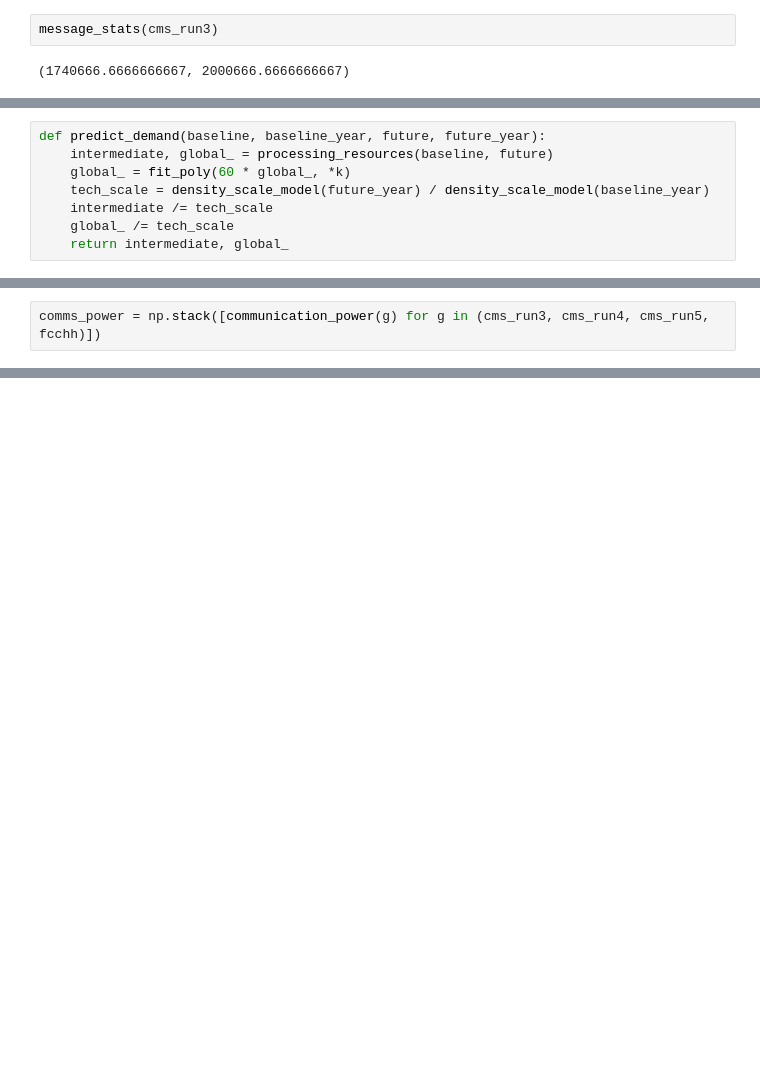
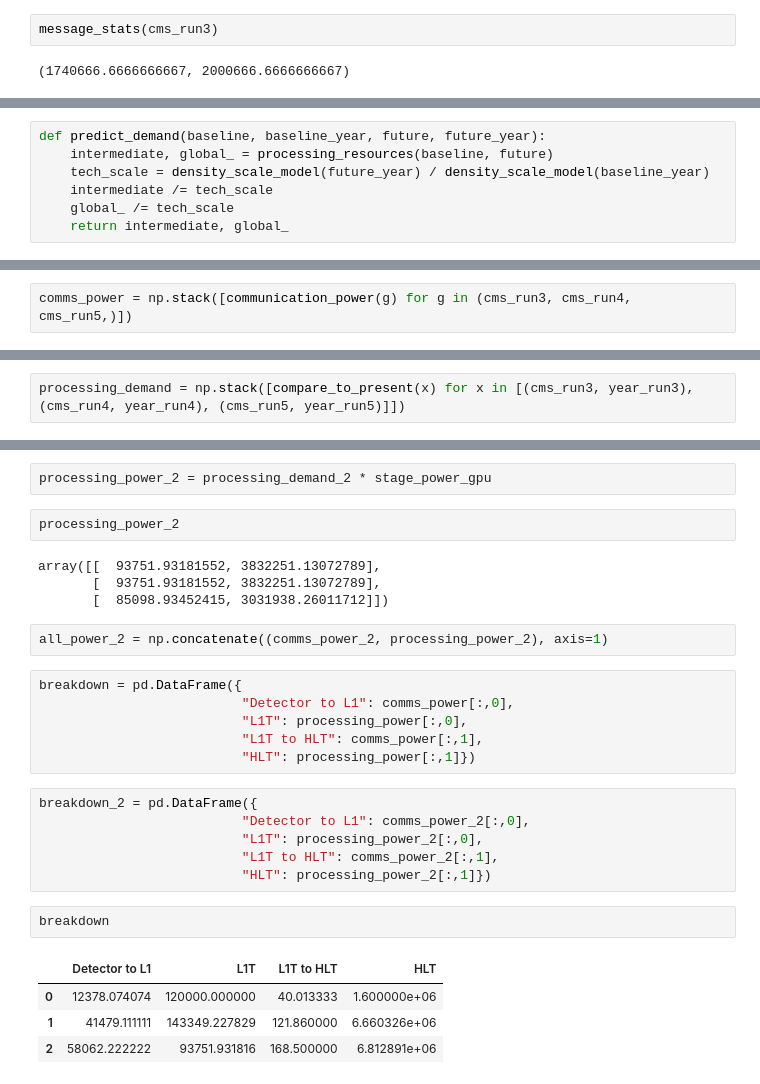
Before and after one commit to wilkieolin/system_flow, a Jupyter notebook: cms.ipynb, the cells around one changed output, grey strips where cells are left out. Cells and saved outputs as stored; diff of their text form; blank space fills up the shorter version.

```diff
--- a/cms.ipynb
+++ b/cms.ipynb
@@ -151,7 +125,6 @@ def processing_resources(baseline: nx.classes.digraph, future: nx.classes.digrap
 # %%
 def predict_demand(baseline, baseline_year, future, future_year):
     intermediate, global_ = processing_resources(baseline, future)
-    global_ = fit_poly(60 * global_, *k)
     tech_scale = density_scale_model(future_year) / density_scale_model(baseline_year)
     intermediate /= tech_scale
     global_ /= tech_scale
@@ -173,2 +135,2 @@ mismatch_cernIT = [1.0, 2.5, 2.9]
 # %%
-comms_power = np.stack([communication_power(g) for g in (cms_run3, cms_run4, cms_run5, fcchh)])
+comms_power = np.stack([communication_power(g) for g in (cms_run3, cms_run4, cms_run5,)])
@@ -174,0 +160,2 @@ comms_power = np.stack([communication_power(g) for g in (cms_run3, cms_run4, cms
+# %%
+processing_demand = np.stack([compare_to_present(x) for x in [(cms_run3, year_run3), (cms_run4, year_run4), (cms_run5, year_run5)]])
@@ -241,0 +233,29 @@ array([ 2074606.37160883,  8282985.92858345,  8431183.60029054,
+# %%
+processing_power_2 = processing_demand_2 * stage_power_gpu
+# %%
+processing_power_2
+# %% [output]
+array([[  93751.93181552, 3832251.13072789],
+       [  93751.93181552, 3832251.13072789],
+       [  85098.93452415, 3031938.26011712]])
+# %%
+all_power_2 = np.concatenate((comms_power_2, processing_power_2), axis=1)
+# %%
+breakdown = pd.DataFrame({
+                          "Detector to L1": comms_power[:,0],
+                          "L1T": processing_power[:,0],
+                          "L1T to HLT": comms_power[:,1],
+                          "HLT": processing_power[:,1]})
+# %%
+breakdown_2 = pd.DataFrame({
+                          "Detector to L1": comms_power_2[:,0],
+                          "L1T": processing_power_2[:,0],
+                          "L1T to HLT": comms_power_2[:,1],
+                          "HLT": processing_power_2[:,1]})
+# %%
+breakdown
+# %% [output]
+|  | Detector to L1 | L1T | L1T to HLT | HLT |
+| 0 | 12378.074074 | 120000.000000 | 40.013333 | 1.600000e+06 |
+| 1 | 41479.111111 | 143349.227829 | 121.860000 | 6.660326e+06 |
+| 2 | 58062.222222 | 93751.931816 | 168.500000 | 6.812891e+06 |
```
Also changed, not shown: parts of 82 cells of this notebook, 10 other files.
